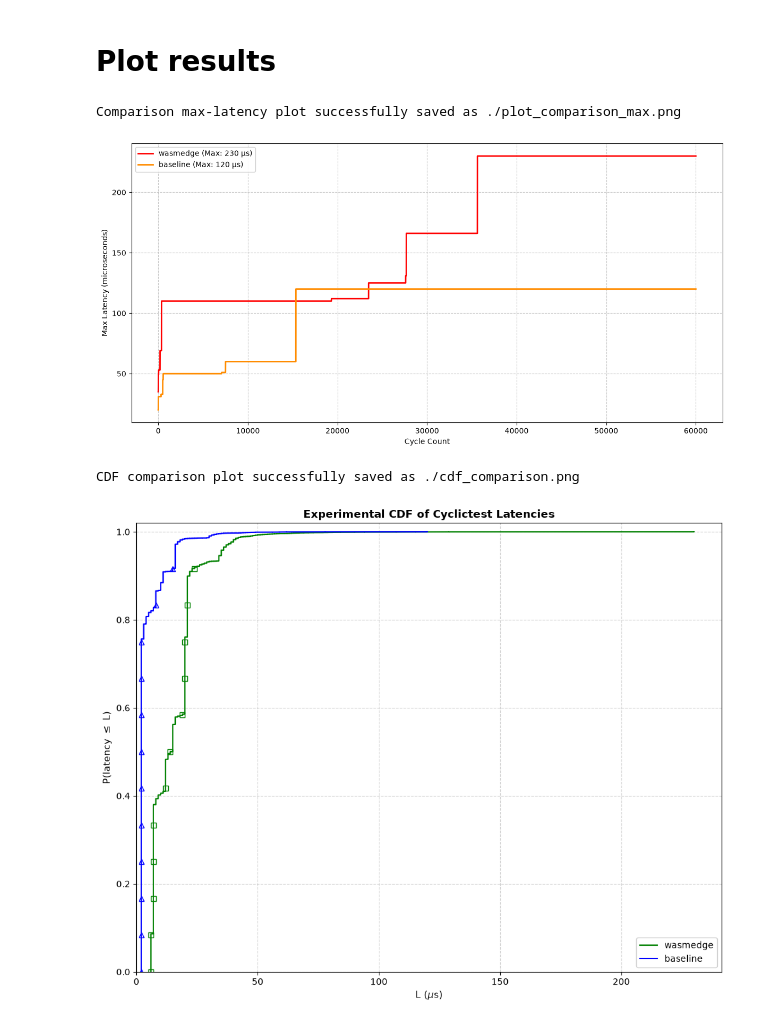
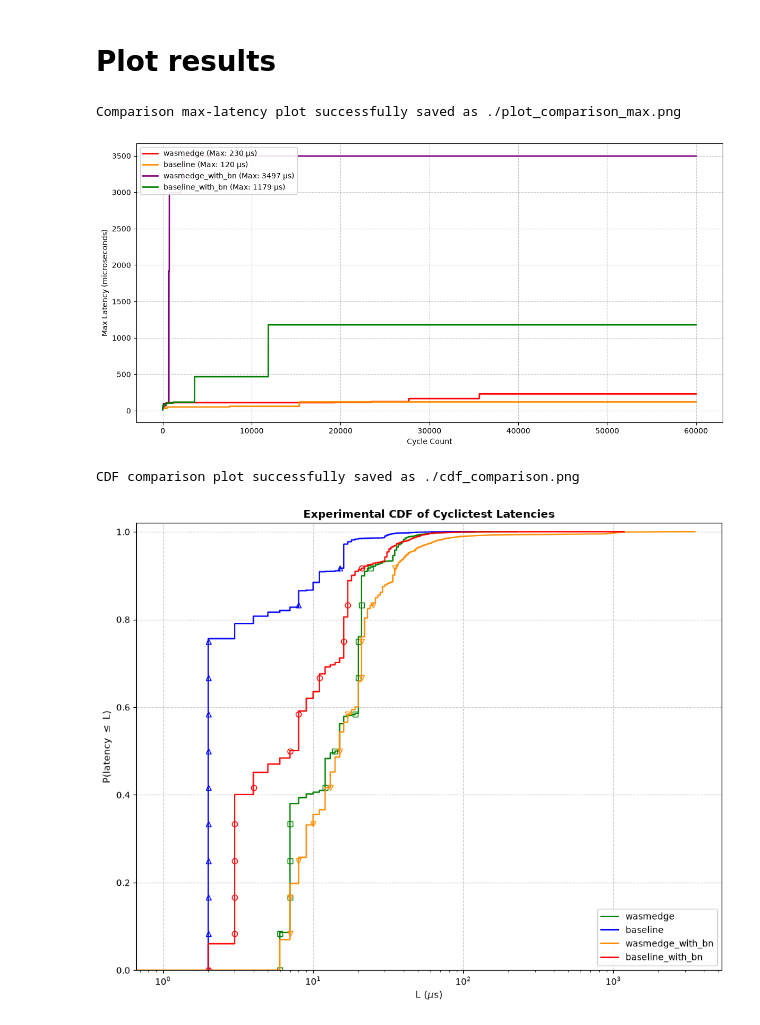
Before and after one commit to balditommaso/wasm_eval, a Jupyter notebook: plot.ipynb, the cells around one changed output. Saved outputs shown, nothing was run; the diff lists cells and outputs as text; code cells hidden in the pictures.

```diff
--- a/plot.ipynb
+++ b/plot.ipynb
@@ -128,14 +130,16 @@ def plot_ecdf(input_files, output_image="./cdf_comparison.png"):
     except Exception as e:
         print(f"Error generating the CDF plot: {e}")
 # %%
-file_name = ["wasmedge", "baseline"]
+file_name = ["wasmedge", "baseline", "wasmedge_with_bn", "baseline_with_bn"]
 
 plot_multiple_max_latency([f"./results/{name}.csv" for name in file_name])
 # %% [output]
 Comparison max-latency plot successfully saved as ./plot_comparison_max.png
-[figure, old version]
+[figure, new version]
 # %%
+file_name = ["wasmedge", "baseline", "wasmedge_with_bn", "baseline_with_bn"]
+
 plot_ecdf([f"./results/{name}.csv" for name in file_name])
 # %% [output]
 CDF comparison plot successfully saved as ./cdf_comparison.png
-[figure, old version]
+[figure, new version]
```
Also changed, not shown: parts of 1 cell of this notebook, 2 other files.
